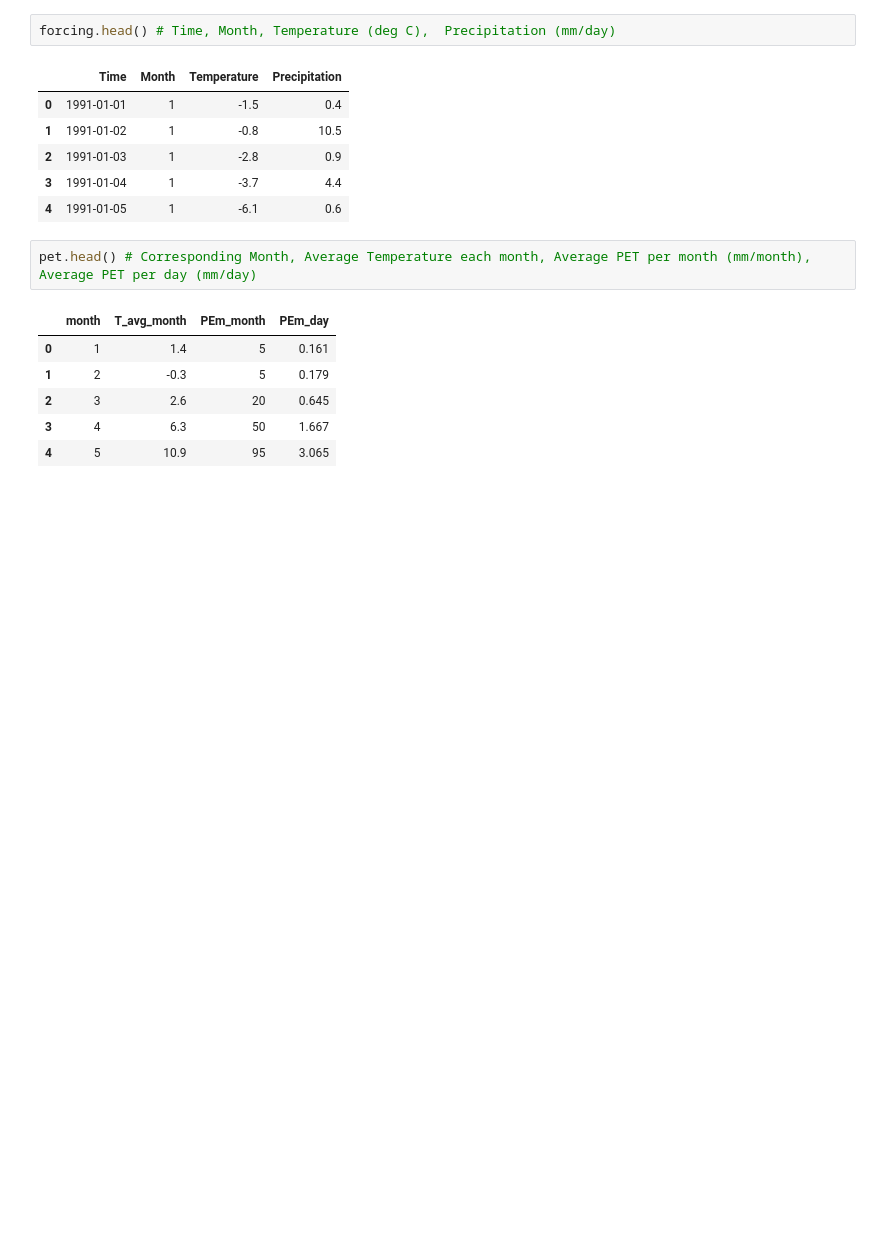
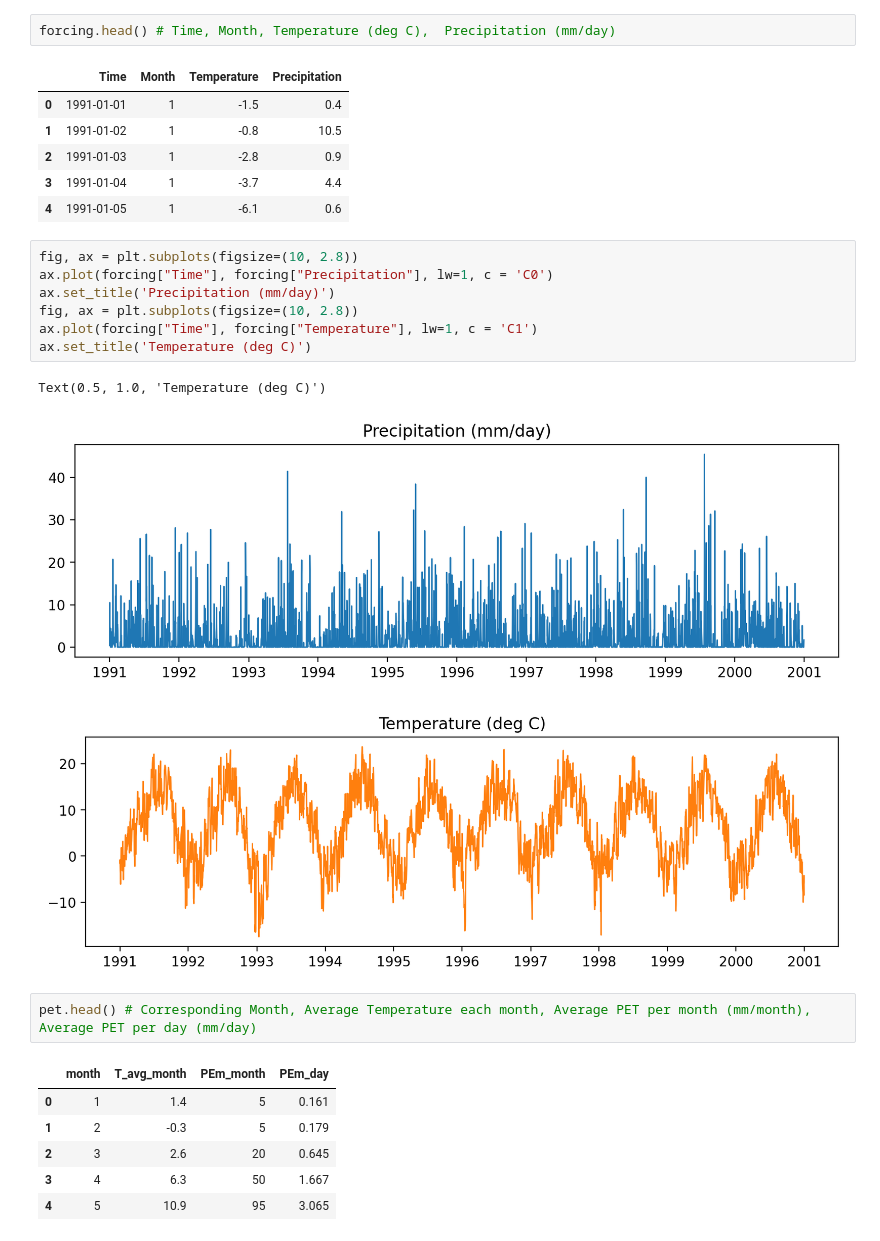
Before and after one commit to lijingwang/hbvpy, a Jupyter notebook: HBV_demo.ipynb, the cells around one changed output. Saved outputs shown, nothing was run; the diff lists cells and outputs as text; blank space fills up the shorter version.

```diff
--- a/HBV_demo.ipynb
+++ b/HBV_demo.ipynb
@@ -47,6 +47,17 @@ forcing.head() # Time, Month, Temperature (deg C),	Precipitation (mm/day)
 | 2 | 1991-01-03 | 1 | -2.8 | 0.9 |
 | 3 | 1991-01-04 | 1 | -3.7 | 4.4 |
 | 4 | 1991-01-05 | 1 | -6.1 | 0.6 |
+# %%
+fig, ax = plt.subplots(figsize=(10, 2.8))
+ax.plot(forcing["Time"], forcing["Precipitation"], lw=1, c = 'C0')
+ax.set_title('Precipitation (mm/day)')
+fig, ax = plt.subplots(figsize=(10, 2.8))
+ax.plot(forcing["Time"], forcing["Temperature"], lw=1, c = 'C1')
+ax.set_title('Temperature (deg C)')
+# %% [output]
+Text(0.5, 1.0, 'Temperature (deg C)')
+[figure, added]
+[figure, added]
 # %%
 pet.head() # Corresponding Month, Average Temperature each month, Average PET per month (mm/month), Average PET per day (mm/day)
 # %% [output]
```
Also changed, not shown: parts of 4 cells of this notebook.
